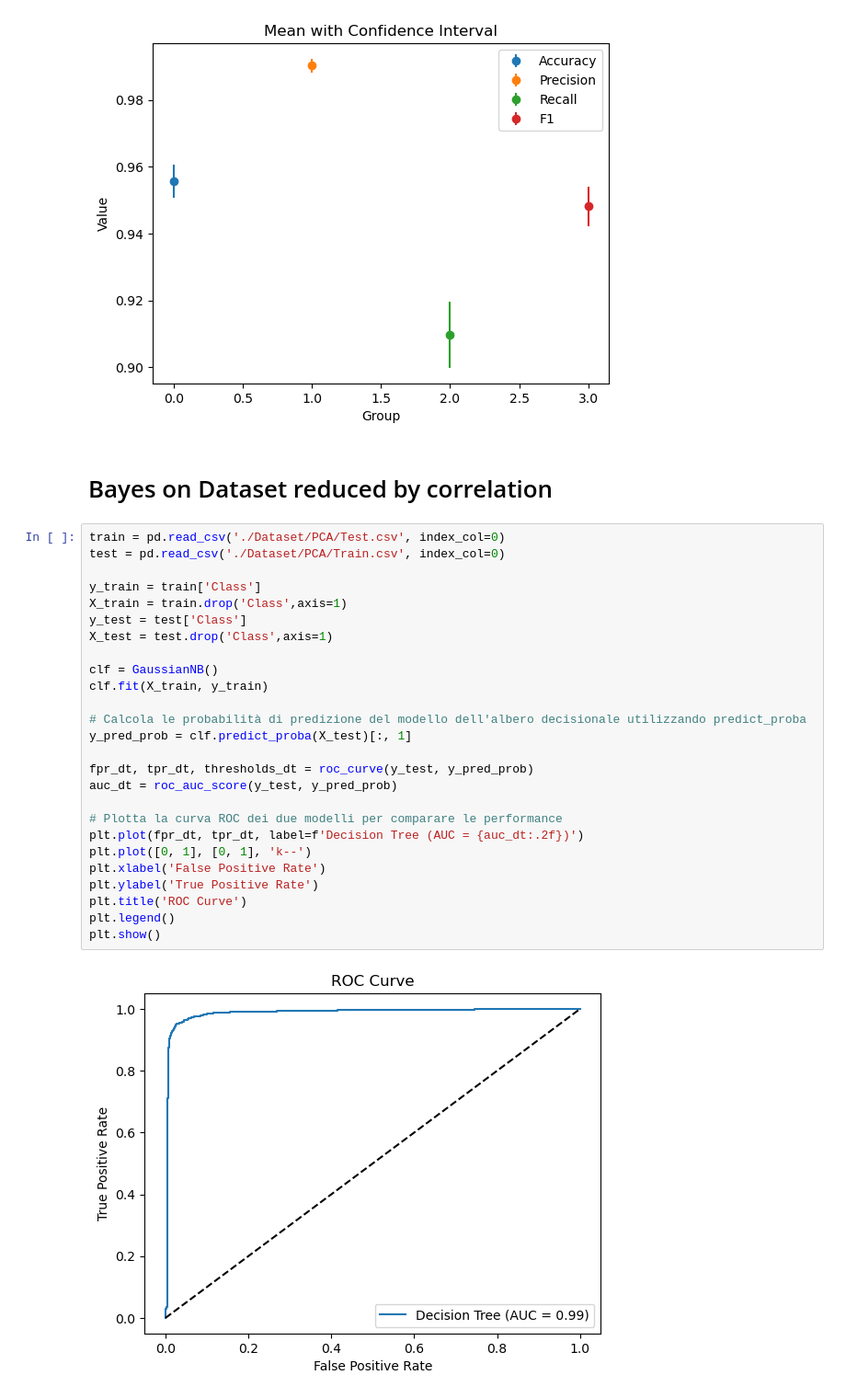
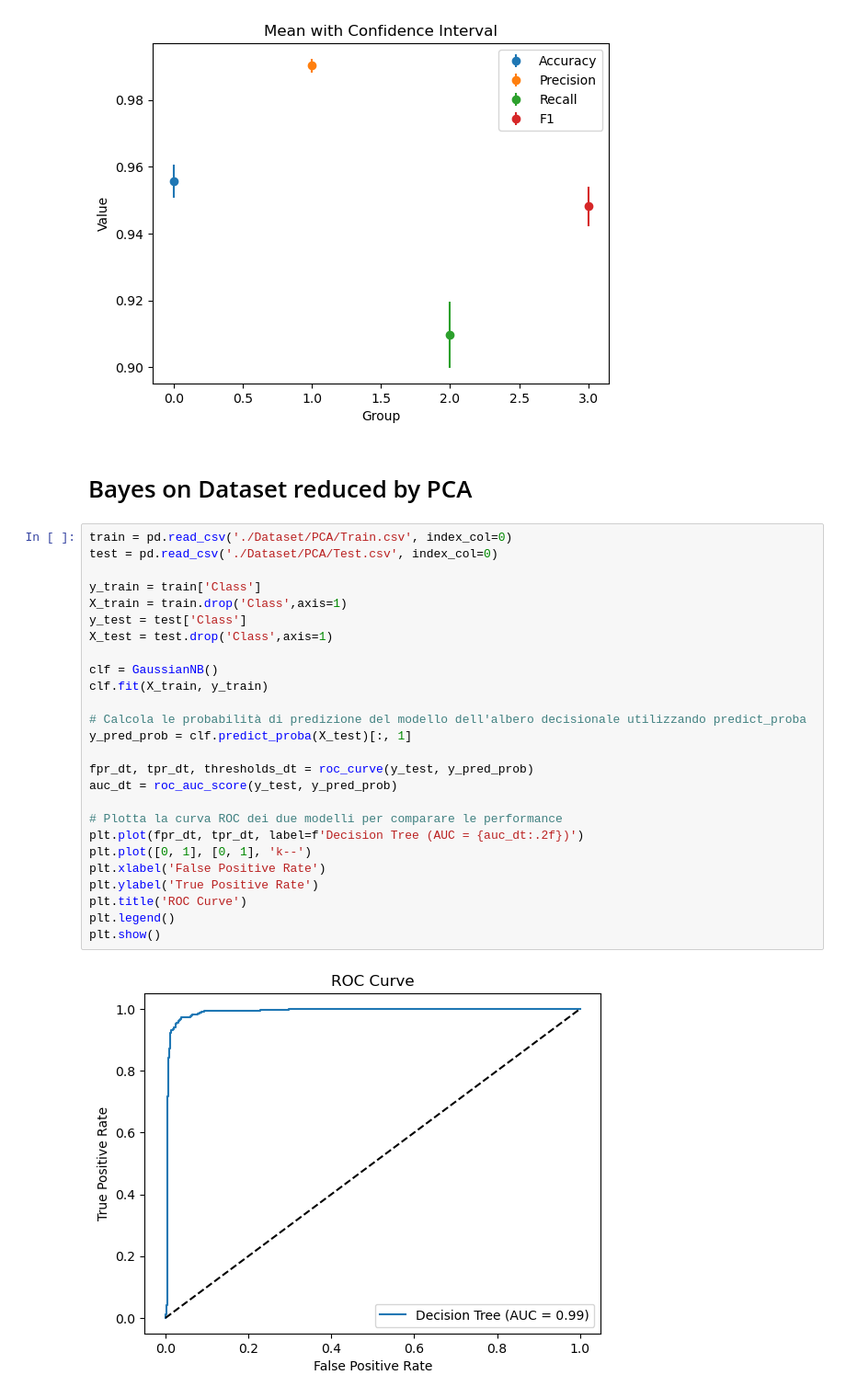
Before and after one commit to Tezze2001/brain-tumor-analysis, a Jupyter notebook: Bayes.ipynb, the cells around one changed output. Shown at 92% size. Drawn from its saved outputs; the diff is of its cells as text.

```diff
--- a/Bayes.ipynb
+++ b/Bayes.ipynb
@@ -98,32 +124,32 @@ plt.show()
 # %% [output]
 [figure]
 # %% [markdown]
-# Bayes on Dataset reduced by correlation
+# Bayes on Dataset reduced by PCA
 # %%
-train = pd.read_csv('./Dataset/PCA/Test.csv', index_col=0)
-test = pd.read_csv('./Dataset/PCA/Train.csv', index_col=0)
+train = pd.read_csv('./Dataset/PCA/Train.csv', index_col=0)
+test = pd.read_csv('./Dataset/PCA/Test.csv', index_col=0)
 
 y_train = train['Class']
 X_train = train.drop('Class',axis=1)
 y_test = test['Class']
 X_test = test.drop('Class',axis=1)
 
 clf = GaussianNB()
 clf.fit(X_train, y_train)
 
 # Calcola le probabilità di predizione del modello dell'albero decisionale utilizzando predict_proba
 y_pred_prob = clf.predict_proba(X_test)[:, 1]
 
 fpr_dt, tpr_dt, thresholds_dt = roc_curve(y_test, y_pred_prob)
 auc_dt = roc_auc_score(y_test, y_pred_prob)
 
 # Plotta la curva ROC dei due modelli per comparare le performance
 plt.plot(fpr_dt, tpr_dt, label=f'Decision Tree (AUC = {auc_dt:.2f})')
 plt.plot([0, 1], [0, 1], 'k--')
 plt.xlabel('False Positive Rate')
 plt.ylabel('True Positive Rate')
 plt.title('ROC Curve')
 plt.legend()
 plt.show()
 # %% [output]
-[figure, old version]
+[figure, new version]
```
Also changed, not shown: parts of 10 cells of this notebook, 3 other files.
